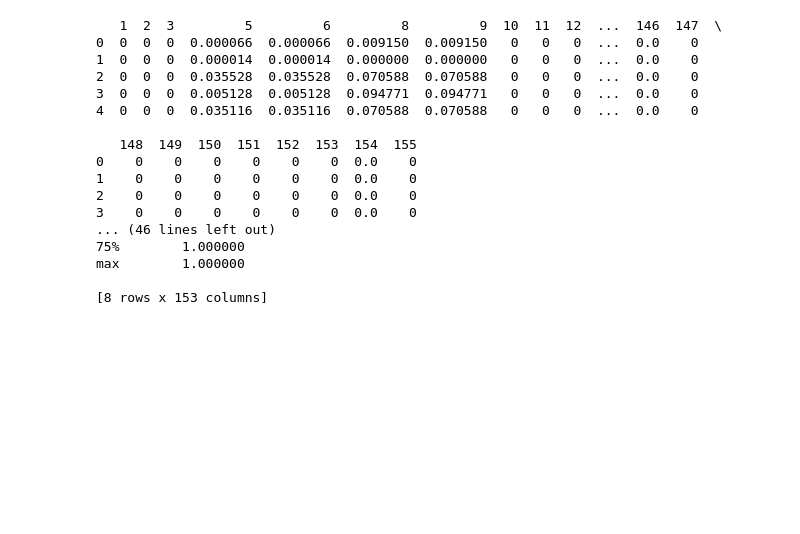
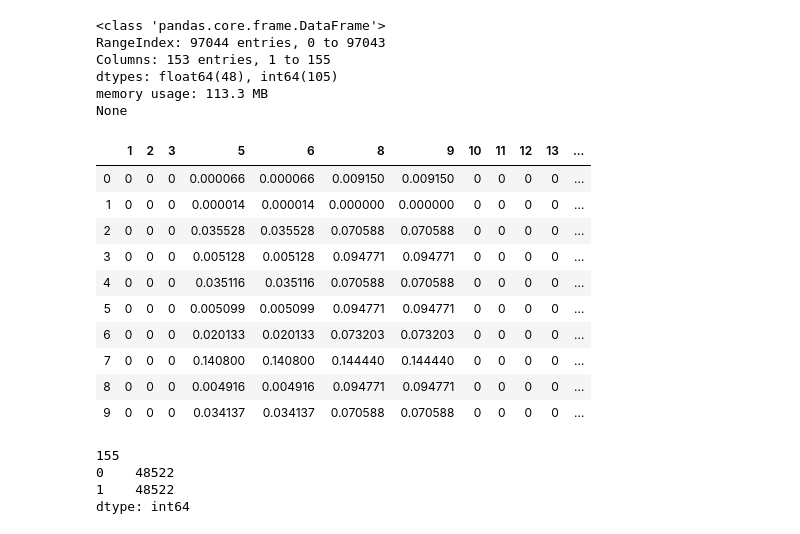
Before and after one commit to AML-Project-Group/impersonation_detection, a Jupyter notebook: preprocessing.ipynb, the cells around one changed output. Saved outputs shown, nothing was run; the diff lists cells and outputs as text; code cells hidden in the pictures; blank space fills up the shorter version.

```diff
--- a/preprocessing.ipynb
+++ b/preprocessing.ipynb
@@ -1,15 +1,21 @@
 # %%
 """ PRE-PROCESSING (INDIVIDUAL 1) """
+
+# The function preproc_df(filename) at the end of this stage can be used to perform the transformations
 
 import csv
 import numpy as np
 import pandas as pd
+from pandas.plotting import scatter_matrix
 from matplotlib import pyplot
-from sklearn.preprocessing import Binarizer
 from numpy import set_printoptions
-from sklearn.model_selection import train_test_split
+from sklearn.preprocessing import StandardScaler
 
-''' Load data and create a dataframe '''
+pd.set_option('display.max_rows', 200) # it won't hide part of the output rows
+pd.set_option('display.max_columns', 200) # it won't hide part of the output columns
+set_printoptions(precision=3) # how the floating numbers are shown
+
+''' Load the data from the train dataset and create a dataframe '''
 
 filename = 'train_imperson_without4n7_balanced_data.csv'
 
@@ -21,25 +27,36 @@ df = pd.read_csv(filename,
 
 # 97,044 rows, 153 columns
 # the class is the feature 155
-print(df.head())
 print(df.info())
-print(df.describe())
+# the dataframe does not contain null values (it can be verified by using df.isnull().sum())
 # %% [output]
-   1  2  3         5         6         8         9  10  11  12  ...  146  147  \
-0  0  0  0  0.000066  0.000066  0.009150  0.009150   0   0   0  ...  0.0    0
-1  0  0  0  0.000014  0.000014  0.000000  0.000000   0   0   0  ...  0.0    0
-2  0  0  0  0.035528  0.035528  0.070588  0.070588   0   0   0  ...  0.0    0
-3  0  0  0  0.005128  0.005128  0.094771  0.094771   0   0   0  ...  0.0    0
-4  0  0  0  0.035116  0.035116  0.070588  0.070588   0   0   0  ...  0.0    0
-
-   148  149  150  151  152  153  154  155
-0    0    0    0    0    0    0  0.0    0
-1    0    0    0    0    0    0  0.0    0
-2    0    0    0    0    0    0  0.0    0
-3    0    0    0    0    0    0  0.0    0
-... (46 lines left out)
-75%        1.000000
-max        1.000000
-
-[8 rows x 153 columns]
+<class 'pandas.core.frame.DataFrame'>
+RangeIndex: 97044 entries, 0 to 97043
+Columns: 153 entries, 1 to 155
+dtypes: float64(48), int64(105)
+memory usage: 113.3 MB
+None
+# %%
+df.head(10)
+# %% [output]
+|  | 1 | 2 | 3 | 5 | 6 | 8 | 9 | 10 | 11 | 12 | 13 | ... |
+| 0 | 0 | 0 | 0 | 0.000066 | 0.000066 | 0.009150 | 0.009150 | 0 | 0 | 0 | 0 | ... |
+| 1 | 0 | 0 | 0 | 0.000014 | 0.000014 | 0.000000 | 0.000000 | 0 | 0 | 0 | 0 | ... |
+| 2 | 0 | 0 | 0 | 0.035528 | 0.035528 | 0.070588 | 0.070588 | 0 | 0 | 0 | 0 | ... |
+| 3 | 0 | 0 | 0 | 0.005128 | 0.005128 | 0.094771 | 0.094771 | 0 | 0 | 0 | 0 | ... |
+| 4 | 0 | 0 | 0 | 0.035116 | 0.035116 | 0.070588 | 0.070588 | 0 | 0 | 0 | 0 | ... |
+| 5 | 0 | 0 | 0 | 0.005099 | 0.005099 | 0.094771 | 0.094771 | 0 | 0 | 0 | 0 | ... |
+| 6 | 0 | 0 | 0 | 0.020133 | 0.020133 | 0.073203 | 0.073203 | 0 | 0 | 0 | 0 | ... |
+| 7 | 0 | 0 | 0 | 0.140800 | 0.140800 | 0.144440 | 0.144440 | 0 | 0 | 0 | 0 | ... |
+| 8 | 0 | 0 | 0 | 0.004916 | 0.004916 | 0.094771 | 0.094771 | 0 | 0 | 0 | 0 | ... |
+| 9 | 0 | 0 | 0 | 0.034137 | 0.034137 | 0.070588 | 0.070588 | 0 | 0 | 0 | 0 | ... |
+# %%
+# the observations are perfectly balanced: 50% class 0, 50% class 1
+class_counts = df.groupby('155').size()
+print(class_counts)
+# %% [output]
+155
+0    48522
+1    48522
+dtype: int64
 # %%
```
Also changed, not shown: parts of 14 cells of this notebook.
